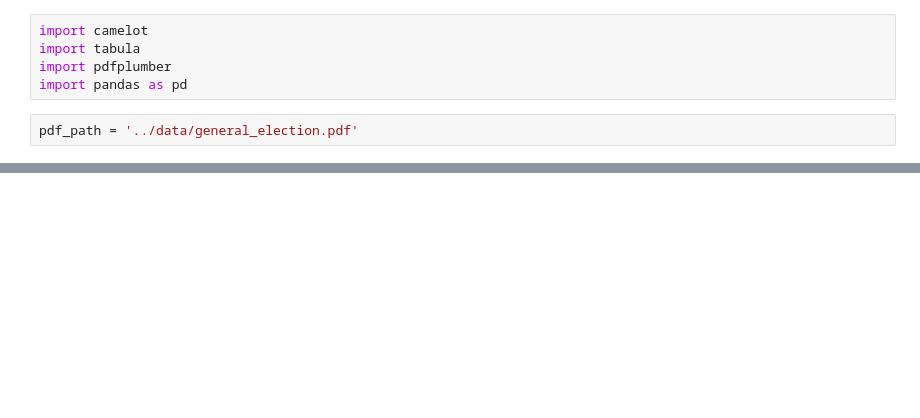
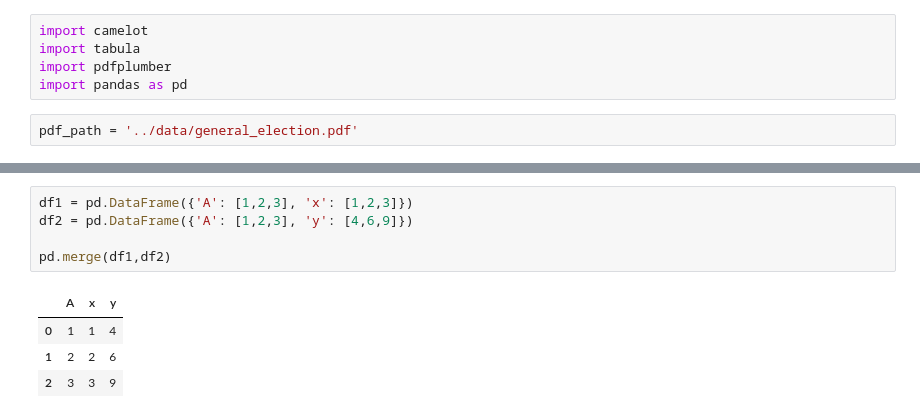
Before and after one commit to sose27/GROUP1_comm3180_S26_Data_Project, a Jupyter notebook: data_analysis/general_election_data_exploration.ipynb, the cells around one changed output, grey strips where cells are left out. Drawn from its saved outputs; the diff is of its cells as text; blank space fills up the shorter version.

```diff
--- a/data_analysis/general_election_data_exploration.ipynb
+++ b/data_analysis/general_election_data_exploration.ipynb
@@ -24,0 +117,10 @@ tables[9]
+# %%
+df1 = pd.DataFrame({'A': [1,2,3], 'x': [1,2,3]})
+df2 = pd.DataFrame({'A': [1,2,3], 'y': [4,6,9]})
+
+pd.merge(df1,df2)
+# %% [output]
+|  | A | x | y |
+| 0 | 1 | 1 | 4 |
+| 1 | 2 | 2 | 6 |
+| 2 | 3 | 3 | 9 |
```
Also changed, not shown: parts of 13 cells of this notebook, 1 other file.
